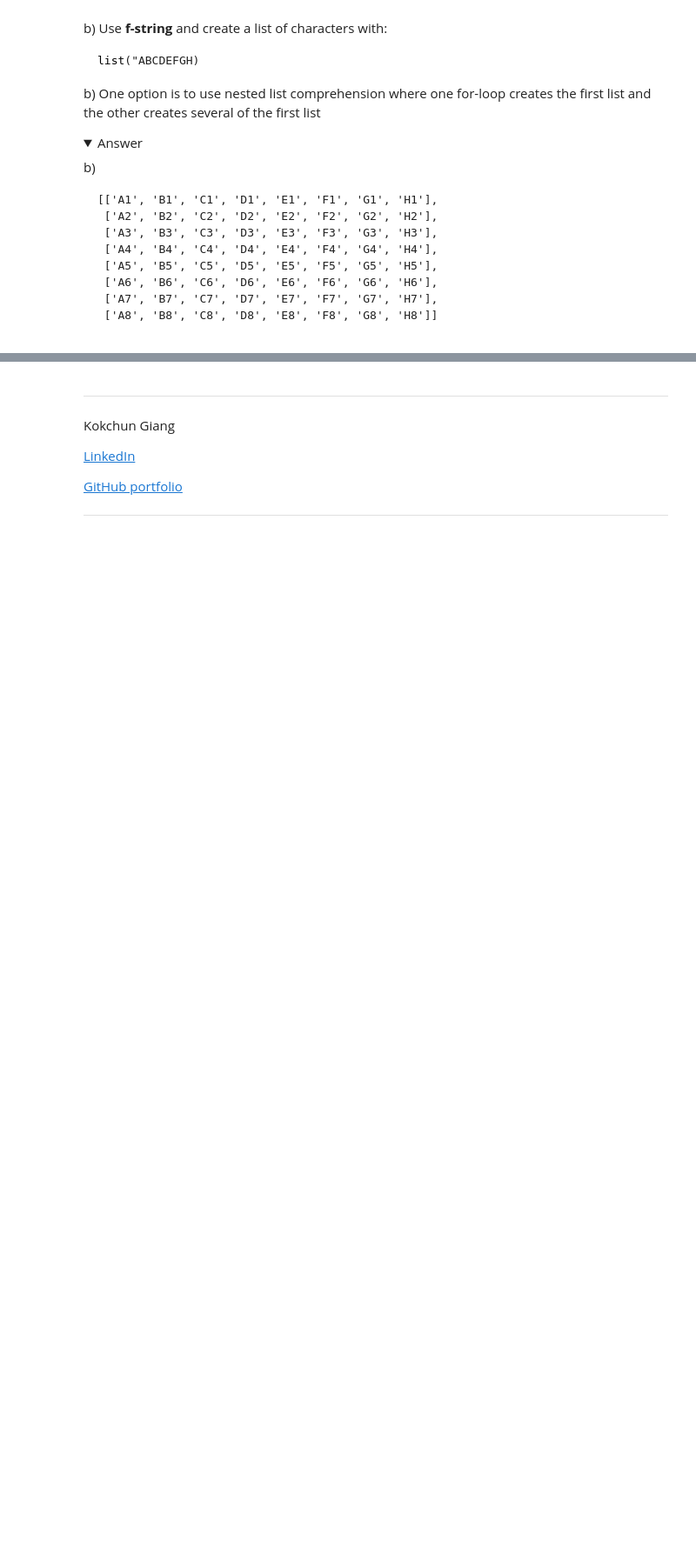
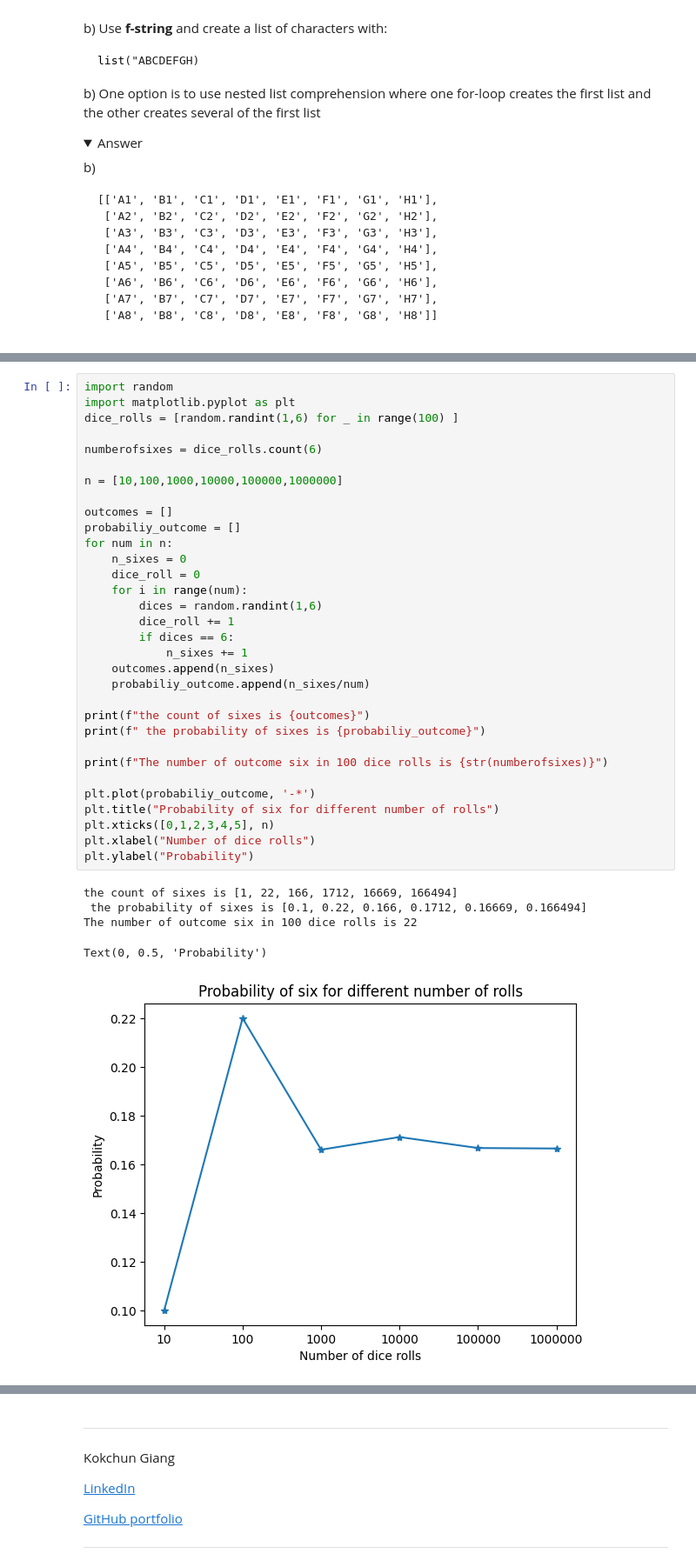
Before and after one commit to abdulahmed22/Python-programing22, a Jupyter notebook: Exercises/04-list-exercise.ipynb, the cells around one changed output, grey strips where cells are left out. Shown at 87% size. Cells and saved outputs as stored; diff of their text form; folded sections open; blank space fills up the shorter version.

```diff
--- a/Exercises/04-list-exercise.ipynb
+++ b/Exercises/04-list-exercise.ipynb
@@ -216,6 +254,44 @@ random.seed(1)
 <img align="left" src="../assets/probability_six_graph.png" width="300"/>
 
 </details>
+# %%
+import random
+import matplotlib.pyplot as plt
+dice_rolls = [random.randint(1,6) for _ in range(100) ]
+
+numberofsixes = dice_rolls.count(6)
+
+n = [10,100,1000,10000,100000,1000000]
+
+outcomes = []
+probabiliy_outcome = []
+for num in n:
+    n_sixes = 0
+    dice_roll = 0
+    for i in range(num):
+        dices = random.randint(1,6)
+        dice_roll += 1
+        if dices == 6:
+            n_sixes += 1
+    outcomes.append(n_sixes)
+    probabiliy_outcome.append(n_sixes/num)
+
+print(f"the count of sixes is {outcomes}")
+print(f" the probability of sixes is {probabiliy_outcome}")
+
+print(f"The number of outcome six in 100 dice rolls is {str(numberofsixes)}")
+
+plt.plot(probabiliy_outcome, '-*')
+plt.title("Probability of six for different number of rolls")
+plt.xticks([0,1,2,3,4,5], n)
+plt.xlabel("Number of dice rolls")
+plt.ylabel("Probability")
+# %% [output]
+the count of sixes is [1, 22, 166, 1712, 16669, 166494]
+ the probability of sixes is [0.1, 0.22, 0.166, 0.1712, 0.16669, 0.166494]
+The number of outcome six in 100 dice rolls is 22
+Text(0, 0.5, 'Probability')
+[figure, added]
 # %% [markdown]
 ---
 ## 6. Monte Carlo simulation (**)
```
Also changed, not shown: parts of 5 cells of this notebook, 3 other files.
